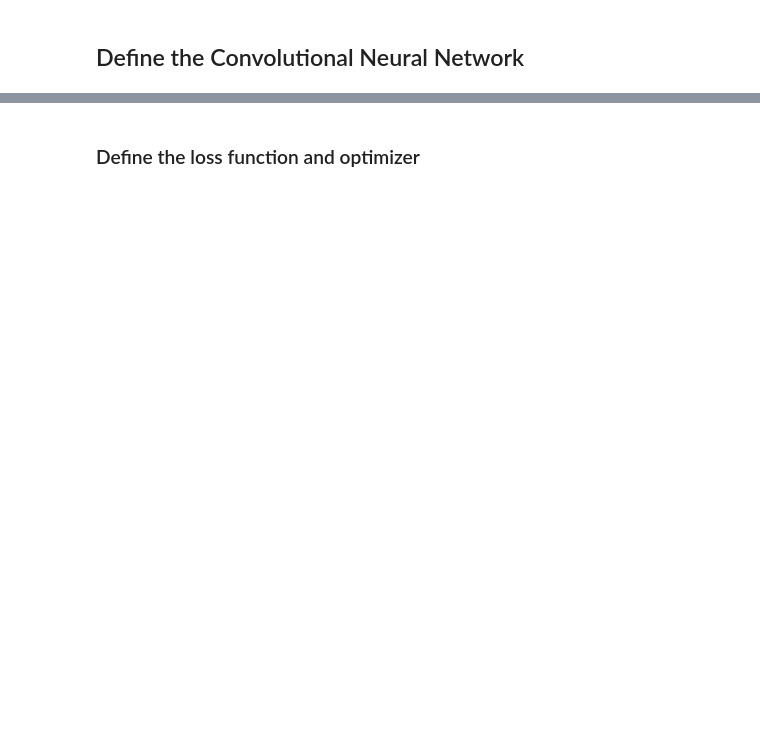
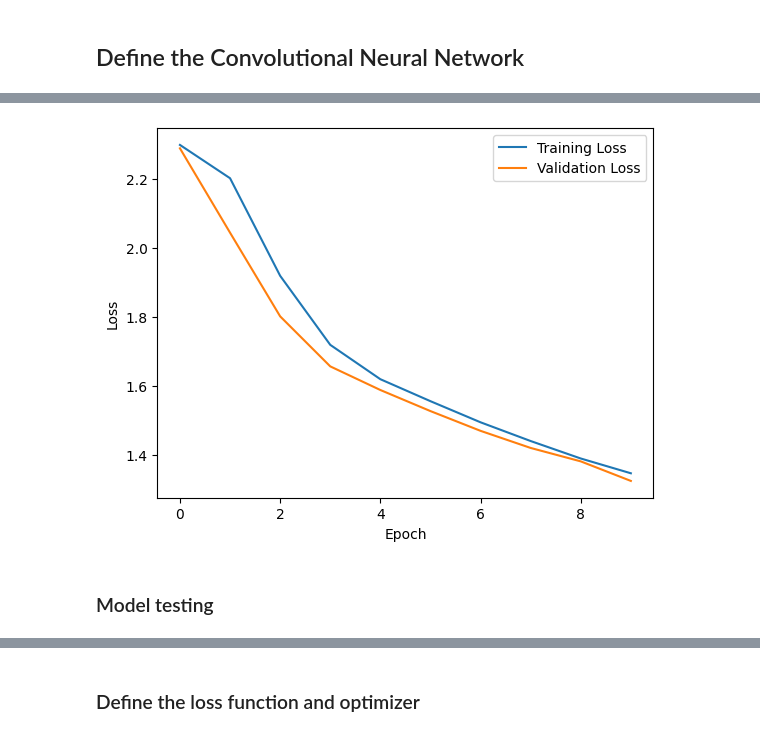
Before and after one commit to yiyiyang81/Deep-Learning, a Jupyter notebook: CNN-Image-Classification/code.ipynb, the cells around one changed output, grey strips where cells are left out. Drawn from its saved outputs; the diff is of its cells as text; code cells hidden in the pictures; blank space fills up the shorter version.

```diff
--- a/CNN-Image-Classification/code.ipynb
+++ b/CNN-Image-Classification/code.ipynb
@@ -78,21 +84,19 @@ deer
 # %%
 class CNN(nn.Module):
     def __init__(self):
-        super().__init__()
-        self.conv1 = nn.Conv2d(3, 6, 5)
-        self.pool = nn.MaxPool2d(2, 2)
-        self.conv2 = nn.Conv2d(6, 16, 5)
-        self.fc1 = nn.Linear(16 * 5 * 5, 120)
-        self.fc2 = nn.Linear(120, 84)
-        self.fc3 = nn.Linear(84, 10)
+        super(CNN, self).__init__()
+        self.conv1 = nn.Conv2d(3, 6, 5) # 3 input channels, 6 output channels, 5x5 kernel
+        self.pool = nn.MaxPool2d(2, 2) # 2x2 pooling
+        self.conv2 = nn.Conv2d(6, 16, 5) # 6 input channels, 16 output channels, 5x5 kernel
+        self.fc1 = nn.Linear(16 * 5 * 5, 120) # 16 channels, 5x5 kernel, 120 output nodes
+        self.fc2 = nn.Linear(120, 84) # 120 input nodes, 84 output nodes
+        self.fc3 = nn.Linear(84, 10) # 84 input nodes, 10 output nodes
 
     def forward(self, x):
-        x = self.pool(F.relu(self.conv1(x)))
-        x = self.pool(F.relu(self.conv2(x)))
-        x = x.view(-1, 16 * 5 * 5)
-        x = F.relu(self.fc1(x))
-        x = F.relu(self.fc2(x))
-        x = self.fc3(x)
+        x = self.pool(F.relu(self.conv1(x))) # 1st convolutional layer
+        x = self.pool(F.relu(self.conv2(x))) # 2nd convolutional layer
+        x = x.view(-1, 16 * 5 * 5) # flatten the tensor
+        x = F.relu(self.fc1(x)) # 1st fully connected layer
+        x = F.relu(self.fc2(x)) # 2nd fully connected layer
+        x = self.fc3(x) # 3rd fully connected layer
         return x
-
-model = CNN()
@@ -98,0 +105,3 @@ model = CNN()
+# %%
+model1 = CNN()
+print(model1)
@@ -98,0 +117,3 @@ model = CNN()
+# %%
+criterion = nn.CrossEntropyLoss()
+optimizer = optim.SGD(model1.parameters(), lr=0.001, momentum=0.9)
@@ -98,0 +179,11 @@ model = CNN()
+# %%
+plt.plot(training_log1['epoch'], training_log1['train_loss'], label='Training Loss')
+plt.plot(training_log1['epoch'], training_log1['val_loss'], label='Validation Loss')
+plt.xlabel('Epoch')
+plt.ylabel('Loss')
+plt.legend()
+plt.show()
+# %% [output]
+[figure, added]
+# %% [markdown]
+### Model testing
```
Also changed, not shown: parts of 24 cells of this notebook, 16 other files.
